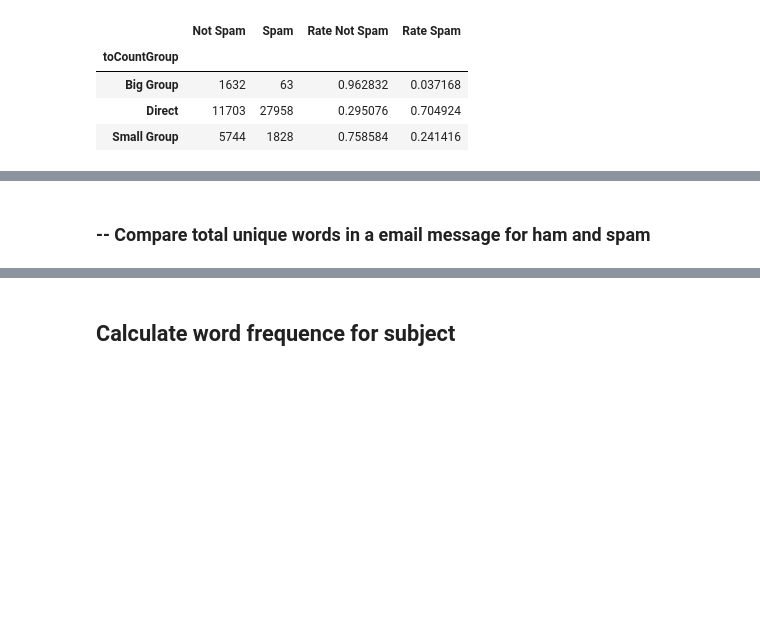
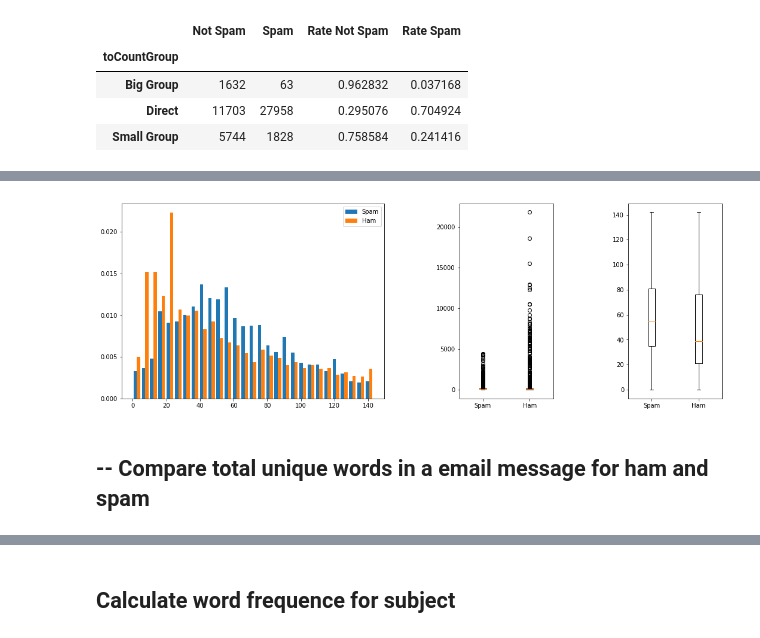
Before and after one commit to cordeiroph/SpamEmailClassifier, a Jupyter notebook: SpamEmailClassifier2.ipynb, the cells around one changed output, grey strips where cells are left out. Cells and saved outputs as stored; diff of their text form; code cells hidden in the pictures; blank space fills up the shorter version.

```diff
--- a/SpamEmailClassifier2.ipynb
+++ b/SpamEmailClassifier2.ipynb
@@ -660,4 +629,8 @@ plt.show()
+# %%
+createPlotLenghtDist('totalTreatedWords', dfMaster)
+# %% [output]
+[figure, added]
 # %% [markdown]
-### -- Compare total unique words in a email message for ham and spam
+## -- Compare total unique words in a email message for ham and spam
 # %%
 dfMaster['uniqueWordsLen'] = dfMaster['wordsList'].apply(lambda x : len(set(x)))
```
Also changed, not shown: parts of 72 cells of this notebook.
